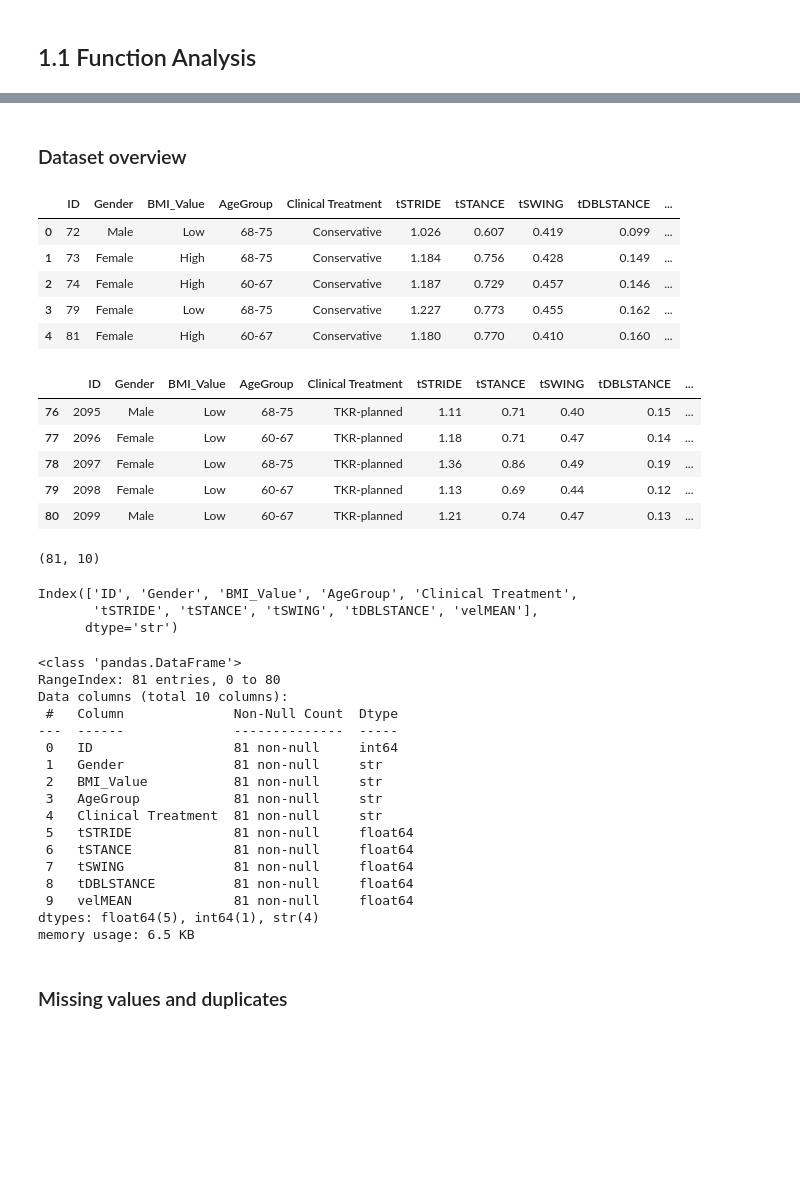
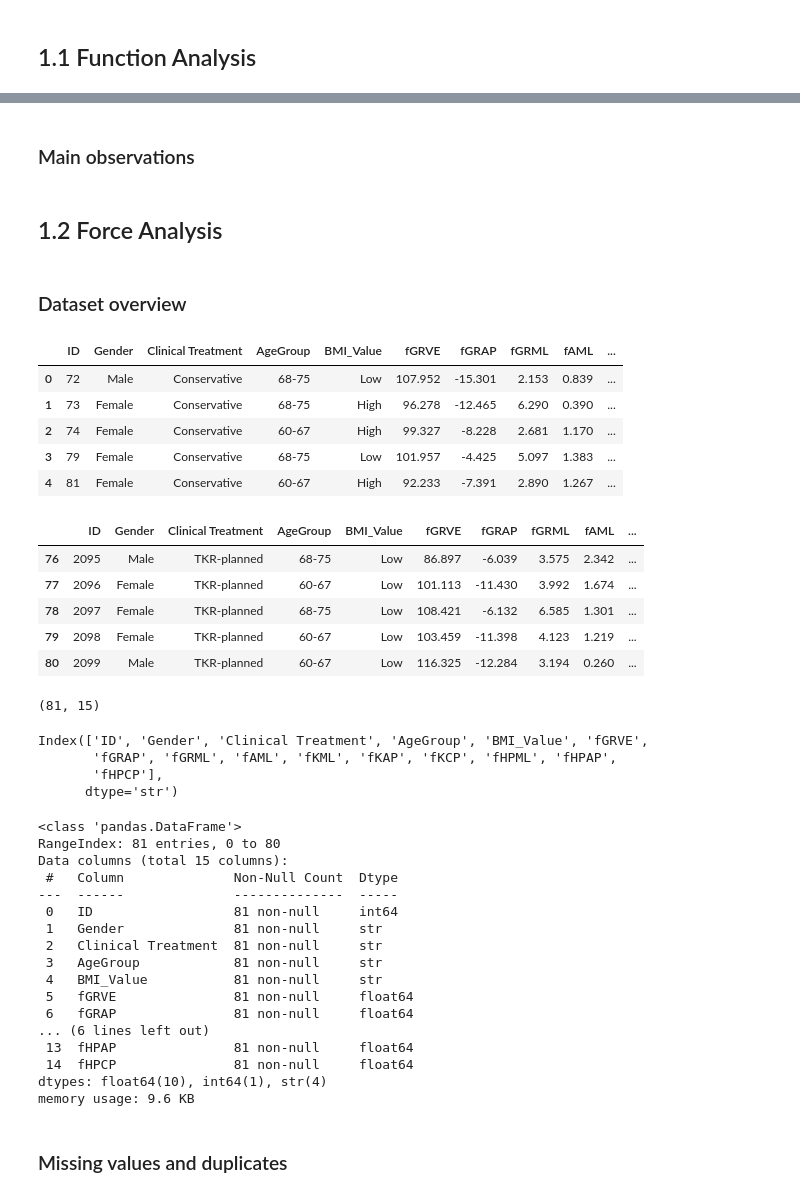
Before and after one commit to pmendez252/data_science-hypothesis_testing, a Jupyter notebook: notebooks/00_data_testing.ipynb, the cells around one changed output, grey strips where cells are left out. Saved outputs shown, nothing was run; the diff lists cells and outputs as text; code cells hidden in the pictures; blank space fills up the shorter version.

```diff
--- a/notebooks/00_data_testing.ipynb
+++ b/notebooks/00_data_testing.ipynb
@@ -9,55 +175,60 @@ import matplotlib.pyplot as plt
+# %% [markdown]
+### Main observations
+# %% [markdown]
+## 1.2 Force Analysis
 # %%
-df_function = pd.read_excel("../data/01_FunctionAnalysis_data.xlsx")
+df_force = pd.read_excel("../data/02_ForceAnalysis_data.xlsx")
 # %% [markdown]
 ### Dataset overview
 # %%
-df_function.head()
+df_force.head()
 # %% [output]
-|  | ID | Gender | BMI_Value | AgeGroup | Clinical Treatment | tSTRIDE | tSTANCE | tSWING | tDBLSTANCE | ... |
-| 0 | 72 | Male | Low | 68-75 | Conservative | 1.026 | 0.607 | 0.419 | 0.099 | ... |
-| 1 | 73 | Female | High | 68-75 | Conservative | 1.184 | 0.756 | 0.428 | 0.149 | ... |
-| 2 | 74 | Female | High | 60-67 | Conservative | 1.187 | 0.729 | 0.457 | 0.146 | ... |
-| 3 | 79 | Female | Low | 68-75 | Conservative | 1.227 | 0.773 | 0.455 | 0.162 | ... |
-| 4 | 81 | Female | High | 60-67 | Conservative | 1.180 | 0.770 | 0.410 | 0.160 | ... |
+|  | ID | Gender | Clinical Treatment | AgeGroup | BMI_Value | fGRVE | fGRAP | fGRML | fAML | ... |
+| 0 | 72 | Male | Conservative | 68-75 | Low | 107.952 | -15.301 | 2.153 | 0.839 | ... |
+| 1 | 73 | Female | Conservative | 68-75 | High | 96.278 | -12.465 | 6.290 | 0.390 | ... |
+| 2 | 74 | Female | Conservative | 60-67 | High | 99.327 | -8.228 | 2.681 | 1.170 | ... |
+| 3 | 79 | Female | Conservative | 68-75 | Low | 101.957 | -4.425 | 5.097 | 1.383 | ... |
+| 4 | 81 | Female | Conservative | 60-67 | High | 92.233 | -7.391 | 2.890 | 1.267 | ... |
 # %%
-df_function.tail()
+df_force.tail()
 # %% [output]
-|  | ID | Gender | BMI_Value | AgeGroup | Clinical Treatment | tSTRIDE | tSTANCE | tSWING | tDBLSTANCE | ... |
-| 76 | 2095 | Male | Low | 68-75 | TKR-planned | 1.11 | 0.71 | 0.40 | 0.15 | ... |
-| 77 | 2096 | Female | Low | 60-67 | TKR-planned | 1.18 | 0.71 | 0.47 | 0.14 | ... |
-| 78 | 2097 | Female | Low | 68-75 | TKR-planned | 1.36 | 0.86 | 0.49 | 0.19 | ... |
-| 79 | 2098 | Female | Low | 60-67 | TKR-planned | 1.13 | 0.69 | 0.44 | 0.12 | ... |
-| 80 | 2099 | Male | Low | 60-67 | TKR-planned | 1.21 | 0.74 | 0.47 | 0.13 | ... |
+|  | ID | Gender | Clinical Treatment | AgeGroup | BMI_Value | fGRVE | fGRAP | fGRML | fAML | ... |
+| 76 | 2095 | Male | TKR-planned | 68-75 | Low | 86.897 | -6.039 | 3.575 | 2.342 | ... |
+| 77 | 2096 | Female | TKR-planned | 60-67 | Low | 101.113 | -11.430 | 3.992 | 1.674 | ... |
+| 78 | 2097 | Female | TKR-planned | 68-75 | Low | 108.421 | -6.132 | 6.585 | 1.301 | ... |
+| 79 | 2098 | Female | TKR-planned | 60-67 | Low | 103.459 | -11.398 | 4.123 | 1.219 | ... |
+| 80 | 2099 | Male | TKR-planned | 60-67 | Low | 116.325 | -12.284 | 3.194 | 0.260 | ... |
 # %%
-df_function.shape
+df_force.shape
 # %% [output]
-(81, 10)
+(81, 15)
 # %%
-df_function.columns
+df_force.columns
 # %% [output]
-Index(['ID', 'Gender', 'BMI_Value', 'AgeGroup', 'Clinical Treatment',
-       'tSTRIDE', 'tSTANCE', 'tSWING', 'tDBLSTANCE', 'velMEAN'],
+Index(['ID', 'Gender', 'Clinical Treatment', 'AgeGroup', 'BMI_Value', 'fGRVE',
+       'fGRAP', 'fGRML', 'fAML', 'fKML', 'fKAP', 'fKCP', 'fHPML', 'fHPAP',
+       'fHPCP'],
       dtype='str')
 # %%
-df_function.info()
+df_force.info()
 # %% [output]
 <class 'pandas.DataFrame'>
 RangeIndex: 81 entries, 0 to 80
-Data columns (total 10 columns):
+Data columns (total 15 columns):
  #   Column              Non-Null Count  Dtype
 ---  ------              --------------  -----
  0   ID                  81 non-null     int64
  1   Gender              81 non-null     str
- 2   BMI_Value           81 non-null     str
+ 2   Clinical Treatment  81 non-null     str
  3   AgeGroup            81 non-null     str
- 4   Clinical Treatment  81 non-null     str
- 5   tSTRIDE             81 non-null     float64
- 6   tSTANCE             81 non-null     float64
- 7   tSWING              81 non-null     float64
- 8   tDBLSTANCE          81 non-null     float64
- 9   velMEAN             81 non-null     float64
-dtypes: float64(5), int64(1), str(4)
-memory usage: 6.5 KB
+ 4   BMI_Value           81 non-null     str
+ 5   fGRVE               81 non-null     float64
+ 6   fGRAP               81 non-null     float64
+... (6 lines left out)
+ 13  fHPAP               81 non-null     float64
+ 14  fHPCP               81 non-null     float64
+dtypes: float64(10), int64(1), str(4)
+memory usage: 9.6 KB
 # %% [markdown]
 ### Missing values and duplicates
 # %%
```
Also changed, not shown: parts of 55 cells of this notebook.
